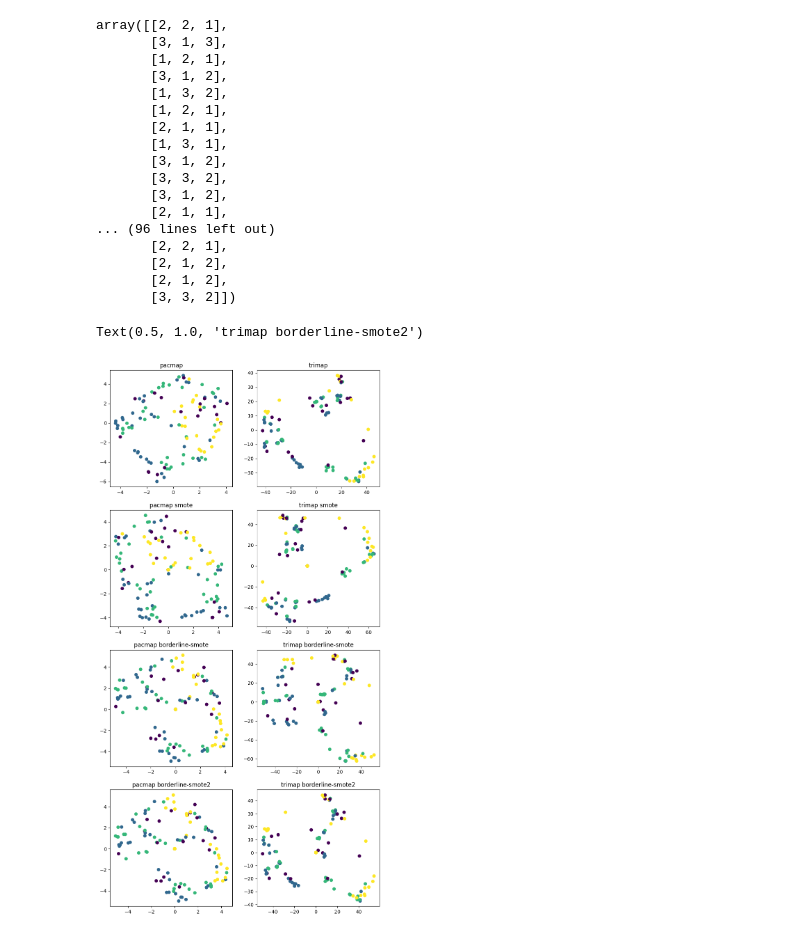
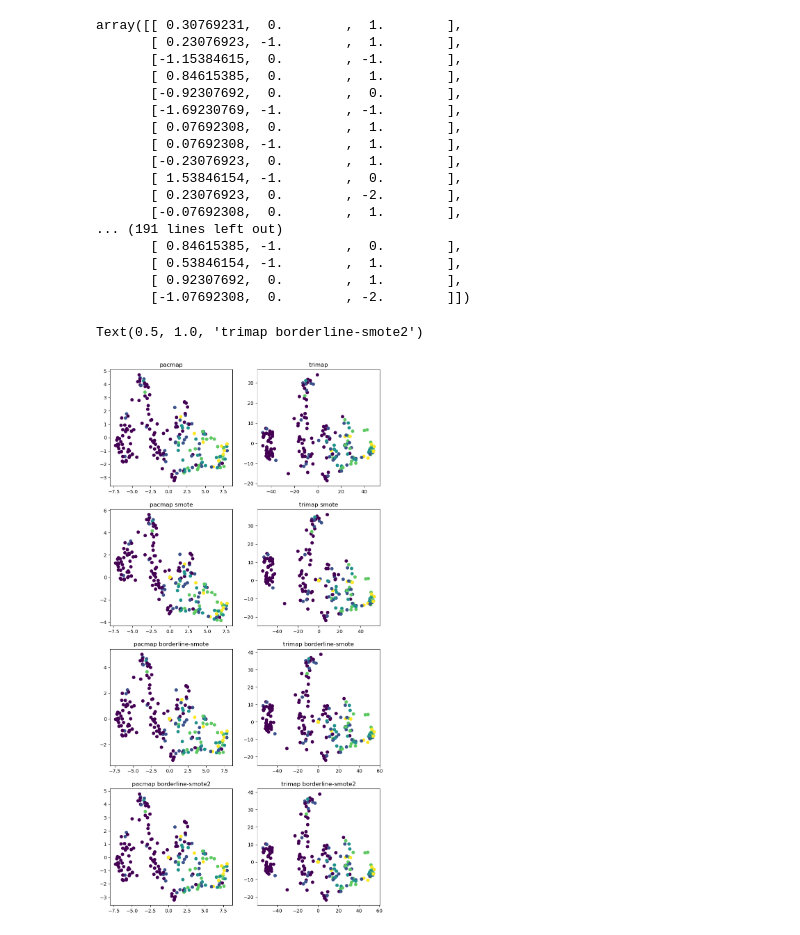
Before and after one commit to Displs/mirea_isat, a Jupyter notebook: prac7_8/prac7-8.ipynb, the cells around one changed output. Drawn from its saved outputs; the diff is of its cells as text; code cells hidden in the pictures.

```diff
--- a/prac7_8/prac7-8.ipynb
+++ b/prac7_8/prac7-8.ipynb
@@ -41,3 +149,5 @@ X_train, X_test, y_train, y_test = \
+# %%
+X_train, X_test, y_train, y_test = train_test_split(X_scaled, y_proc, test_size=0.3, random_state=52, shuffle=True,stratify=y_proc)
 # %%
 y_test
 # %% [output]
@@ -71,7 +177,6 @@ array([[<Axes: title={'center': 'class'}>]], dtype=object)
 # %%
-parameters = {'kernel':["linear", "poly", "rbf", "sigmoid"],
-              'C': list(range(0, 100)),
-             "degree": list(range(1, 10))}
+parameters = {'kernel':["linear", "poly", "rbf", "sigmoid"], 'C': list(range(1, 100)), "degree": list(range(1, 10))}
+
 svc = SVC()
 clf = GridSearchCV(svc, parameters, cv=4)
 clf.fit(X_train, y_train.values.ravel())
@@ -158,11 +253,9 @@ array([ 140.52858 ,  -20.35715 ,  -51.673927,  225.81267 ,   58.633026,
 # %%
 ### KNN
 
-parameters = {'n_neighbors': list(range(3, 100)),
-             "weights": ["uniform", "distance"],
-             "algorithm":['ball_tree', 'kd_tree', 'brute', #'auto'
-                         ]}
+parameters = {'n_neighbors': list(range(3, 100)), "weights": ["uniform", "distance"], "algorithm":['ball_tree', 'kd_tree', 'brute']}
 knn = KNeighborsClassifier()
 knn_clf = GridSearchCV(knn, parameters, cv=4, n_jobs=psutil.cpu_count(logical=False))
+
 knn_clf.fit(X_train, y_train.values.ravel())
 # %% [output]
@@ -245,11 +323,7 @@ plt.show()
 # %%
 ### RF
 
-parameters = {"n_estimators": list(range(10, 100, 10)),
-             "criterion": ["gini", "entropy", "log_loss"],
-             "max_depth": list(range(2, 15)),
-              "max_features": ["sqrt", "log2", None]
-             }
+parameters = {"n_estimators": list(range(10, 100, 5)), "criterion": ["gini", "entropy", "log_loss"], "max_depth": list(range(2, 15)), "max_features": ["sqrt", "log2", None]}
 rf = RandomForestClassifier()
 rf_clf = GridSearchCV(rf, parameters, cv=4, n_jobs=psutil.cpu_count(logical=False))
 rf_clf.fit(X_train, y_train.values.ravel())
@@ -533,23 +611,23 @@ Note: you may need to restart the kernel to use updated packages.
 # %%
-X_train.iloc[:, :3].values
+X_train[:, :3]
 # %% [output]
-array([[2, 2, 1],
-       [3, 1, 3],
-       [1, 2, 1],
-       [3, 1, 2],
-       [1, 3, 2],
-       [1, 2, 1],
-       [2, 1, 1],
-       [1, 3, 1],
-       [3, 1, 2],
-       [3, 3, 2],
-       [3, 1, 2],
-       [2, 1, 1],
-... (96 lines left out)
-       [2, 2, 1],
-       [2, 1, 2],
-       [2, 1, 2],
-       [3, 3, 2]])
+array([[ 0.30769231,  0.        ,  1.        ],
+       [ 0.23076923, -1.        ,  1.        ],
+       [-1.15384615,  0.        , -1.        ],
+       [ 0.84615385,  0.        ,  1.        ],
+       [-0.92307692,  0.        ,  0.        ],
+       [-1.69230769, -1.        , -1.        ],
+       [ 0.07692308,  0.        ,  1.        ],
+       [ 0.07692308, -1.        ,  1.        ],
+       [-0.23076923,  0.        ,  1.        ],
+       [ 1.53846154, -1.        ,  0.        ],
+       [ 0.23076923,  0.        , -2.        ],
+       [-0.07692308,  0.        ,  1.        ],
+... (191 lines left out)
+       [ 0.84615385, -1.        ,  0.        ],
+       [ 0.53846154, -1.        ,  1.        ],
+       [ 0.92307692,  0.        ,  1.        ],
+       [-1.07692308,  0.        , -2.        ]])
 # %%
 import pacmap
 import trimap
@@ -564,42 +642,42 @@ X_test_borderline_smote2_pacmap = pacmap_model.fit_transform(X_train_borderline_
 
 # Применяем trimap
 trimap_model = trimap.TRIMAP()
-X_test_trimap = trimap_model.fit_transform(X_train.iloc[:, :].values)
+X_test_trimap = trimap_model.fit_transform(X_train[:, :])
 X_test_smote_trimap = trimap_model.fit_transform(X_train_smote)
 X_test_borderline_smote_trimap = trimap_model.fit_transform(X_train_borderline_smote)
 X_test_borderline_smote2_trimap = trimap_model.fit_transform(X_train_borderline_smote2)
 
 plt.subplot(4, 2, 1)
-plt.scatter(X_test_pacmap[:, 0], X_test_pacmap[:, 1], c=y_train["class"], cmap='viridis')
+plt.scatter(X_test_pacmap[:, 0], X_test_pacmap[:, 1], c=y_train["num"], cmap='viridis')
 plt.title("pacmap")
 
 plt.subplot(4, 2, 2)
-plt.scatter(X_test_trimap[:, 0], X_test_trimap[:, 1], c=y_train["class"], cmap='viridis')
+plt.scatter(X_test_trimap[:, 0], X_test_trimap[:, 1], c=y_train["num"], cmap='viridis')
 plt.title("trimap")
 
 plt.subplot(4, 2, 3)
-plt.scatter(X_test_smote_pacmap[:, 0], X_test_smote_pacmap[:, 1], c=y_train_smote["class"], cmap='viridis')
+plt.scatter(X_test_smote_pacmap[:, 0], X_test_smote_pacmap[:, 1], c=y_train_smote["num"], cmap='viridis')
 plt.title("pacmap smote")
 
 plt.subplot(4, 2, 4)
-plt.scatter(X_test_smote_trimap[:, 0], X_test_smote_trimap[:, 1], c=y_train_smote["class"], cmap='viridis')
+plt.scatter(X_test_smote_trimap[:, 0], X_test_smote_trimap[:, 1], c=y_train_smote["num"], cmap='viridis')
 plt.title("trimap smote")
 
 plt.subplot(4, 2, 5)
-plt.scatter(X_test_borderline_smote_pacmap[:, 0], X_test_borderline_smote_pacmap[:, 1], c=y_train_borderline_smote["class"], cmap='viridis')
+plt.scatter(X_test_borderline_smote_pacmap[:, 0], X_test_borderline_smote_pacmap[:, 1], c=y_train_borderline_smote["num"], cmap='viridis')
 plt.title("pacmap borderline-smote")
 
 plt.subplot(4, 2, 6)
-plt.scatter(X_test_borderline_smote_trimap[:, 0], X_test_borderline_smote_trimap[:, 1], c=y_train_borderline_smote["class"], cmap='viridis')
+plt.scatter(X_test_borderline_smote_trimap[:, 0], X_test_borderline_smote_trimap[:, 1], c=y_train_borderline_smote["num"], cmap='viridis')
 plt.title("trimap borderline-smote")
 
 plt.subplot(4, 2, 7)
-plt.scatter(X_test_borderline_smote2_pacmap[:, 0], X_test_borderline_smote2_pacmap[:, 1], c=y_train_borderline_smote2["class"], cmap='viridis')
+plt.scatter(X_test_borderline_smote2_pacmap[:, 0], X_test_borderline_smote2_pacmap[:, 1], c=y_train_borderline_smote2["num"], cmap='viridis')
 plt.title("pacmap borderline-smote2")
 
 plt.subplot(4, 2, 8)
-plt.scatter(X_test_borderline_smote2_trimap[:, 0], X_test_borderline_smote2_trimap[:, 1], c=y_train_borderline_smote2["class"], cmap='viridis')
+plt.scatter(X_test_borderline_smote2_trimap[:, 0], X_test_borderline_smote2_trimap[:, 1], c=y_train_borderline_smote2["num"], cmap='viridis')
 plt.title("trimap borderline-smote2")
 # %% [output]
 Text(0.5, 1.0, 'trimap borderline-smote2')
-[figure, old version]
+[figure, new version]
```
Also changed, not shown: parts of 44 cells of this notebook.
